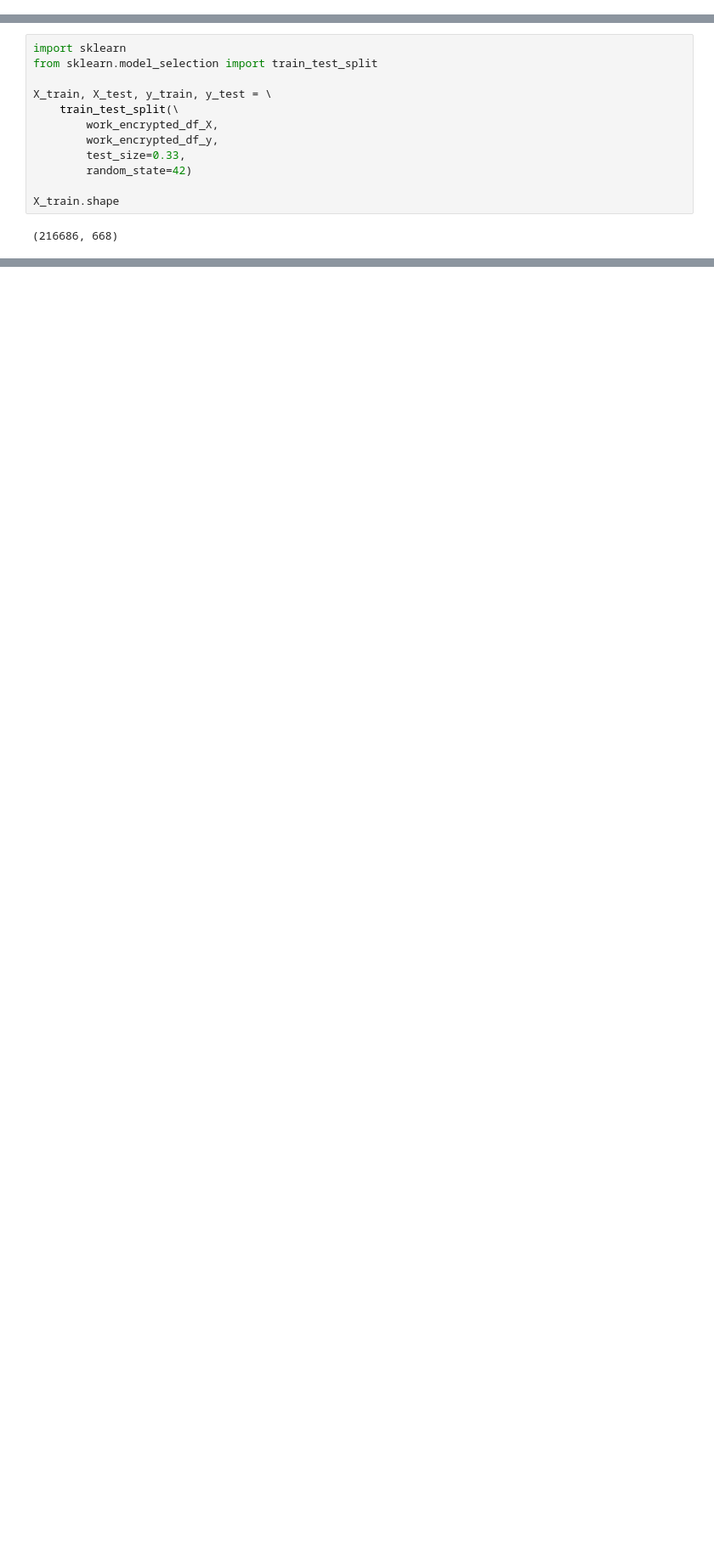
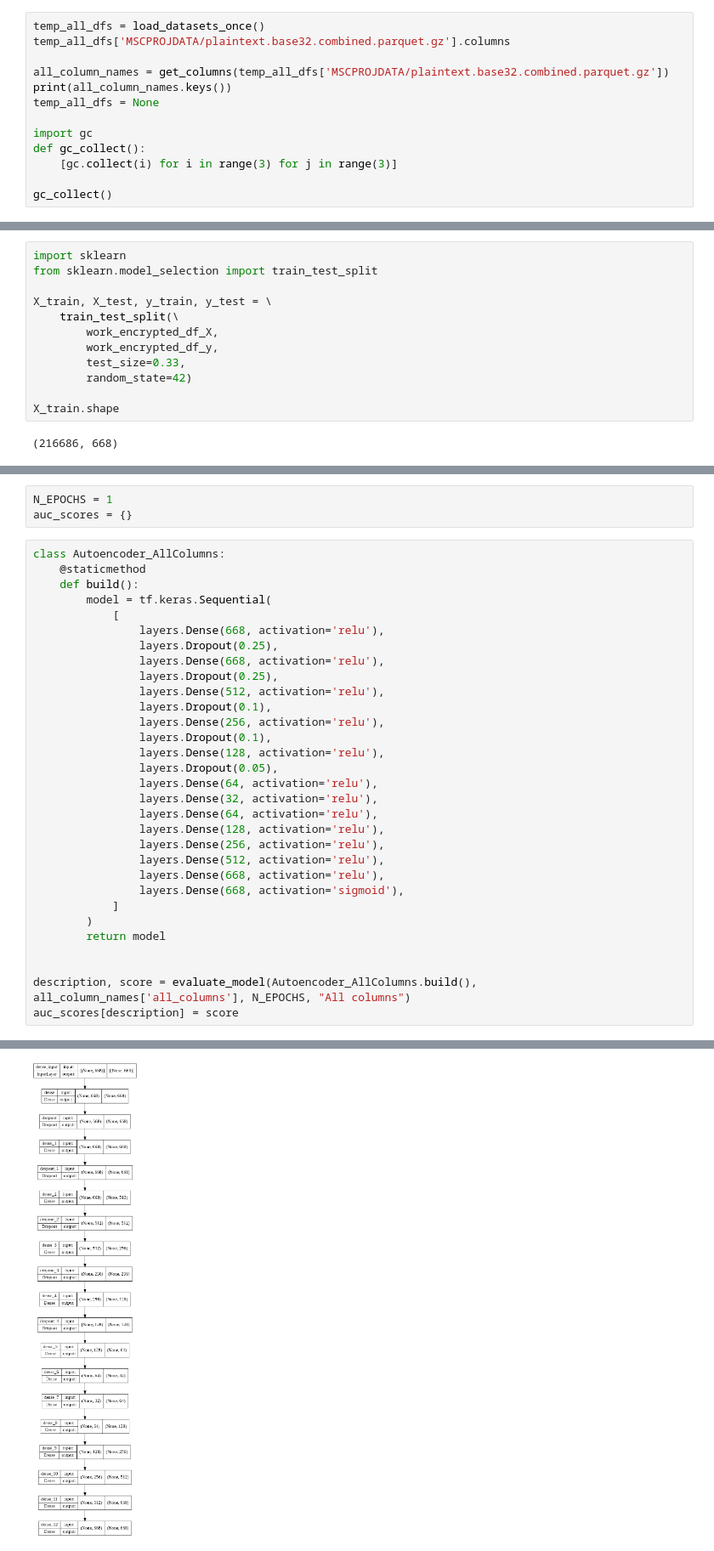
Before and after one commit to bhattacharjee/RansomFoRRT, a Jupyter notebook: iteration_3.0.ipynb/Autoencoder_iteration_3.2_invert.ipynb, the cells around one changed output, grey strips where cells are left out. Shown at 85% size. Saved outputs shown, nothing was run; the diff lists cells and outputs as text; blank space fills up the shorter version.

```diff
--- a/iteration_3.0.ipynb/Autoencoder_iteration_3.2_invert.ipynb
+++ b/iteration_3.0.ipynb/Autoencoder_iteration_3.2_invert.ipynb
@@ -97 +105,14 @@ def load_datasets_once():
     return datasets
+# %%
+temp_all_dfs = load_datasets_once()
+temp_all_dfs['MSCPROJDATA/plaintext.base32.combined.parquet.gz'].columns
+
+all_column_names = get_columns(temp_all_dfs['MSCPROJDATA/plaintext.base32.combined.parquet.gz'])
+print(all_column_names.keys())
+temp_all_dfs = None
+
+import gc
+def gc_collect():
+    [gc.collect(i) for i in range(3) for j in range(3)]
+
+gc_collect()
@@ -348,0 +347,35 @@ plt.plot(fpr, tpr)
+# %%
+N_EPOCHS = 1
+auc_scores = {}
+# %%
+class Autoencoder_AllColumns:
+    @staticmethod
+    def build():
+        model = tf.keras.Sequential(
+            [
+                layers.Dense(668, activation='relu'),
+                layers.Dropout(0.25),
+                layers.Dense(668, activation='relu'),
+                layers.Dropout(0.25),
+                layers.Dense(512, activation='relu'),
+                layers.Dropout(0.1),
+                layers.Dense(256, activation='relu'),
+                layers.Dropout(0.1),
+                layers.Dense(128, activation='relu'),
+                layers.Dropout(0.05),
+                layers.Dense(64, activation='relu'),
+                layers.Dense(32, activation='relu'),
+                layers.Dense(64, activation='relu'),
+                layers.Dense(128, activation='relu'),
+                layers.Dense(256, activation='relu'),
+                layers.Dense(512, activation='relu'),
+                layers.Dense(668, activation='relu'),
+                layers.Dense(668, activation='sigmoid'),
+            ]
+        )
+        return model
+
+
+description, score = evaluate_model(Autoencoder_AllColumns.build(), all_column_names['all_columns'], N_EPOCHS, "All columns")
+auc_scores[description] = score
+# %% [output]
@@ -348,0 +399 @@ plt.plot(fpr, tpr)
+[figure, added]
```
Also changed, not shown: parts of 24 cells of this notebook.
